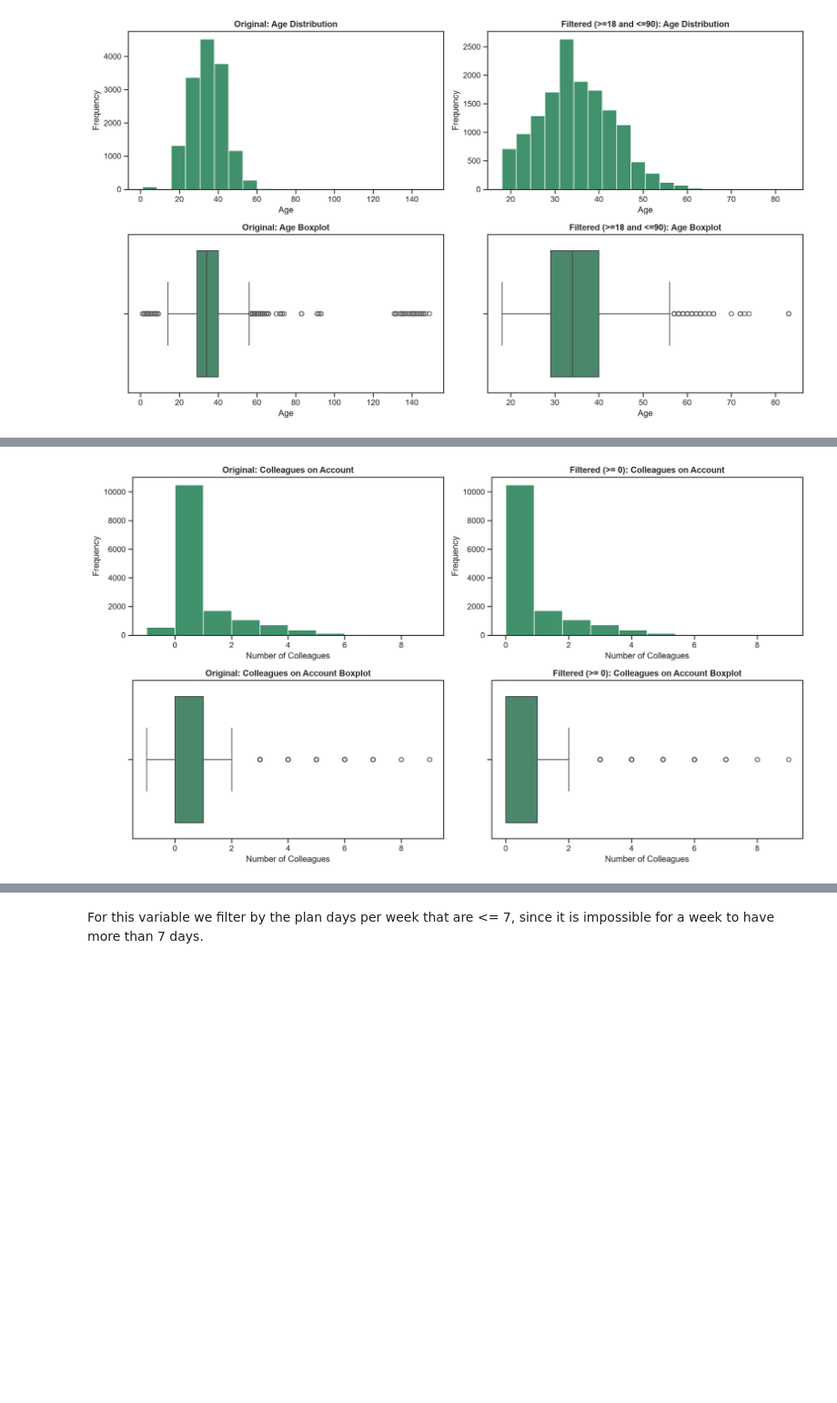
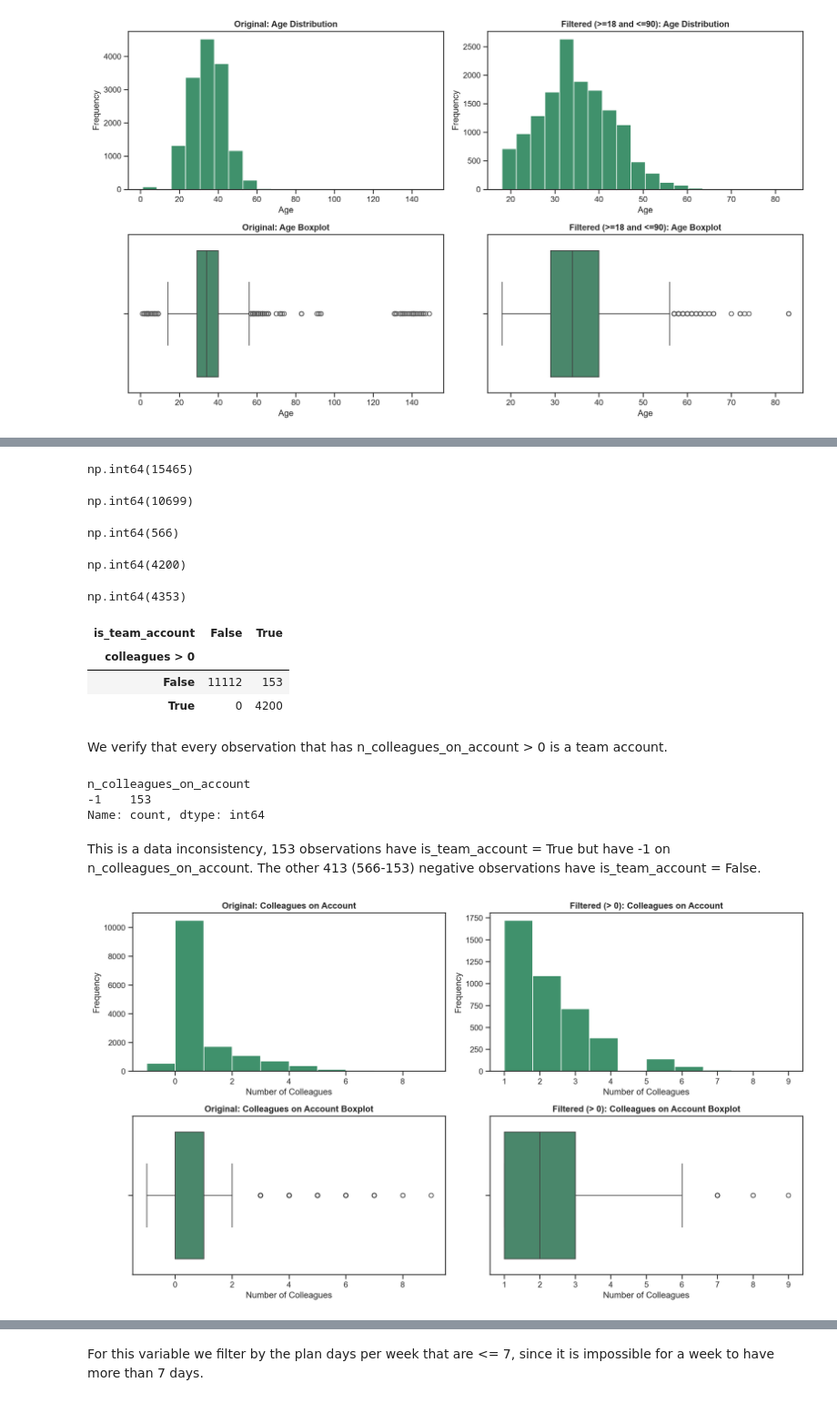
Before and after one commit to saradfalves/DM_Group20, a Jupyter notebook: notebooks/Group20_EDA_Code - editado.ipynb, the cells around one changed output, grey strips where cells are left out. Shown at 91% size. Cells and saved outputs as stored; diff of their text form; code cells hidden in the pictures; blank space fills up the shorter version.

```diff
--- a/notebooks/Group20_EDA_Code - editado.ipynb
+++ b/notebooks/Group20_EDA_Code - editado.ipynb
@@ -27,7 +27,7 @@ sns.set_theme(style="ticks", palette=colors)
 # %% [markdown]
 <b><font size="6" color="#FAA85E">1.Data Exploration and Initial Analysis</font></b><br>
 # %%
-df_raw = pd.read_csv("data/acdc_dataset.csv", sep=";", index_col="member_id")
+df_raw = pd.read_csv("../data/acdc_dataset.csv", sep=";", index_col="member_id")
 df = df_raw.copy()
 df_raw.head()
 # %% [output]
@@ -157,7 +157,7 @@ df["uses_print"].dtype
 dtype('bool')
 # %%
 #Turning object values to lower case
-cols_object = df.select_dtypes(include="str").columns
+cols_object = df.select_dtypes(include="object").columns
 df[cols_object] = df[cols_object].apply(lambda s: s.str.lower())
 
 print(f"Gender unique values: {df["gender"].unique()}")
@@ -304,35 +313,81 @@ For this variable, we filtered out the values that are < 0, since they are impos
+# %%
+df["n_colleagues_on_account"].count()
+# %% [output]
+np.int64(15465)
+# %%
+(df["n_colleagues_on_account"]== 0).sum()
+# %% [output]
+np.int64(10699)
+# %%
+(df["n_colleagues_on_account"]<0).sum()
+# %% [output]
+np.int64(566)
+# %%
+team_account_check = df["n_colleagues_on_account"].count() - (df["n_colleagues_on_account"]== 0).sum() - (df["n_colleagues_on_account"]<0).sum()
+team_account_check
+# %% [output]
+np.int64(4200)
+# %%
+((df["is_team_account"]== True)).sum()
+# %% [output]
+np.int64(4353)
+# %%
+pd.crosstab(
+    df['n_colleagues_on_account'] > 0,
+    df['is_team_account'],
+    rownames=['colleagues > 0'],
+    colnames=['is_team_account'],
+    dropna=False
+)
+# %% [output]
+| is_team_account | False | True |
+| colleagues > 0 |  |  |
+| False | 11112 | 153 |
+| True | 0 | 4200 |
+# %% [markdown]
+We verify that every observation that has n_colleagues_on_account > 0 is a team account.
+# %%
+mask_153 = (df['is_team_account'] == True) & ~(df['n_colleagues_on_account'] > 0)
+
+print(df.loc[mask_153, 'n_colleagues_on_account'].value_counts(dropna=False))
+# %% [output]
+n_colleagues_on_account
+-1    153
+Name: count, dtype: int64
+# %% [markdown]
+This is a data inconsistency, 153 observations have is_team_account = True but have -1 on n_colleagues_on_account. The other 413 (566-153) negative observations have is_team_account = False.
 # %%
 subplot_figsize = (14, 8)
 
 with sns.axes_style("ticks"):
     fig, axes = plt.subplots(
         2,
         2,
         figsize=subplot_figsize)
 
-df_colleagues_clean = df_nodups[df_nodups["n_colleagues_on_account"] >= 0]
+df_colleagues_clean = df_nodups[df_nodups["n_colleagues_on_account"] > 0]
 
 axes[0, 0].hist(df_nodups["n_colleagues_on_account"].dropna(), bins=10, color=main_color)
 axes[0, 1].hist(df_colleagues_clean["n_colleagues_on_account"].dropna(), bins=10, color=main_color)
 sns.boxplot(x=df_nodups["n_colleagues_on_account"], color=main_color, ax=axes[1, 0])
 sns.boxplot(x=df_colleagues_clean["n_colleagues_on_account"], color=main_color, ax=axes[1, 1])
 
 axes[0, 0].set_title('Original: Colleagues on Account', fontweight="bold")
 axes[0, 0].set_xlabel('Number of Colleagues')
 axes[0, 0].set_ylabel('Frequency')
 
-axes[0, 1].set_title('Filtered (>= 0): Colleagues on Account', fontweight="bold")
+axes[0, 1].set_title('Filtered (> 0): Colleagues on Account', fontweight="bold")
 axes[0, 1].set_xlabel('Number of Colleagues')
 axes[0, 1].set_ylabel('Frequency')
 
 axes[1, 0].set_title('Original: Colleagues on Account Boxplot', fontweight="bold")
 axes[1, 0].set_xlabel('Number of Colleagues')
 
-axes[1, 1].set_title('Filtered (>= 0): Colleagues on Account Boxplot', fontweight="bold")
+axes[1, 1].set_title('Filtered (> 0): Colleagues on Account Boxplot', fontweight="bold")
 axes[1, 1].set_xlabel('Number of Colleagues')
 
 plt.tight_layout()
 plt.show()
 # %% [output]
-[figure, old version]
+[figure, new version]
 # %% [markdown]
```
Also changed, not shown: parts of 33 cells of this notebook, 1 other file.
